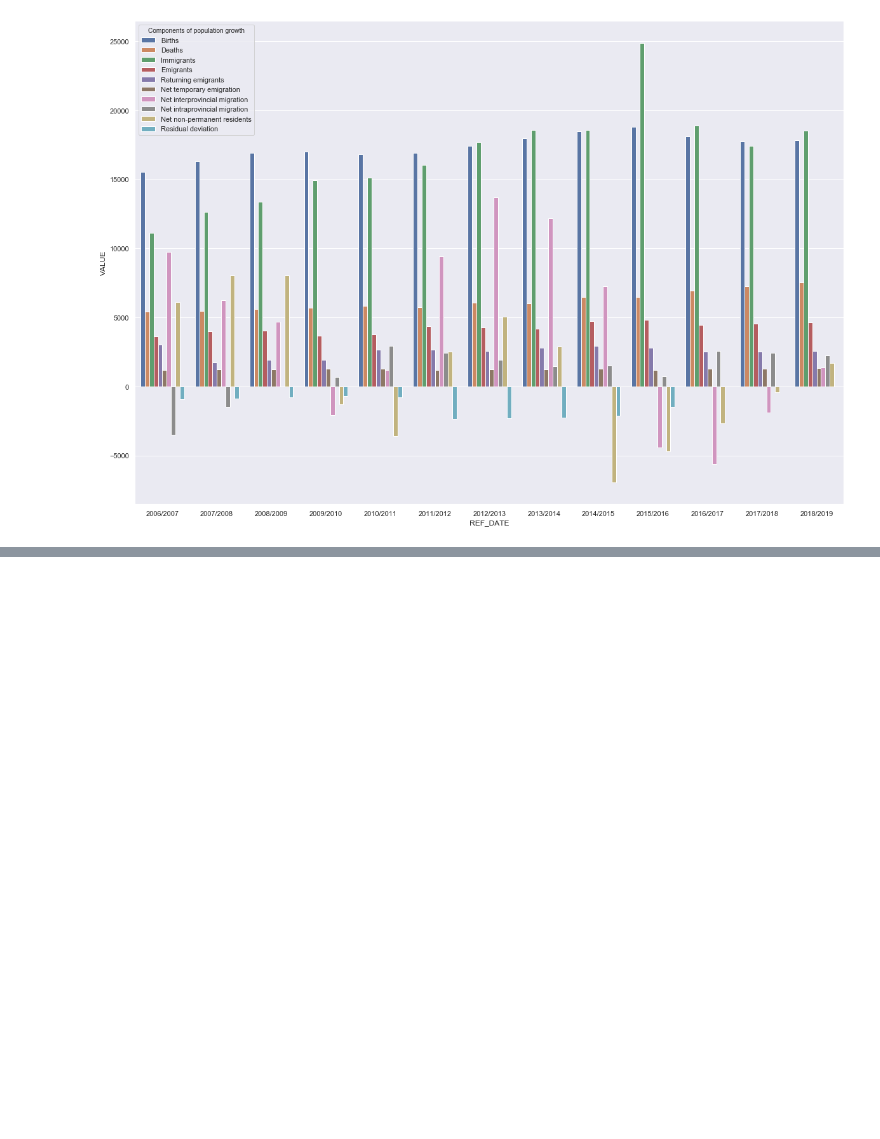
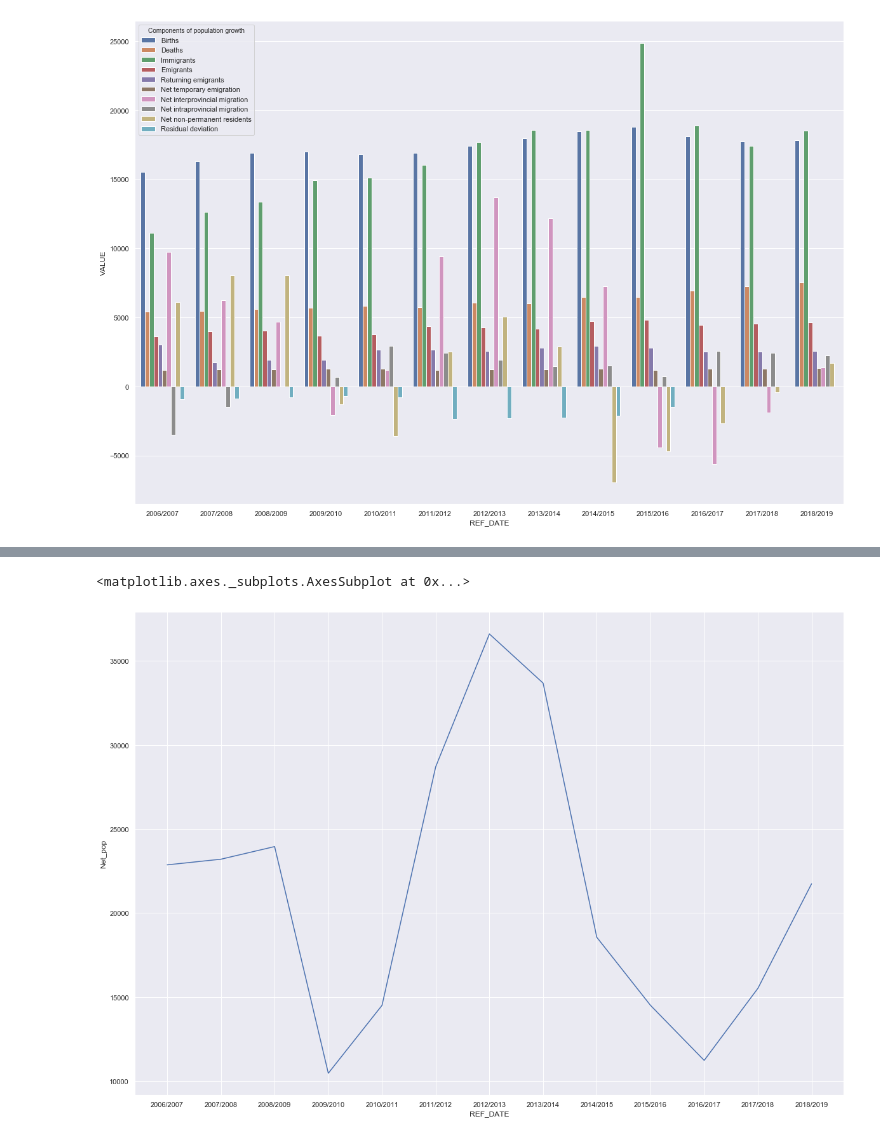
Before and after one commit to doublebigmak/housing_stats, a Jupyter notebook: cal_pop_change.ipynb, the cells around one changed output, grey strips where cells are left out. Drawn from its saved outputs; the diff is of its cells as text; code cells hidden in the pictures; blank space fills up the shorter version.

```diff
--- a/cal_pop_change.ipynb
+++ b/cal_pop_change.ipynb
@@ -146,0 +174,7 @@ sns.barplot(x='REF_DATE',y = 'VALUE', hue='Components of population growth', dat
+# %%
+
+plt.figure(figsize=(20,14))
+sns.lineplot(x=cal_frame.index, y = 'Net_pop', data = cal_frame)
+# %% [output]
+<matplotlib.axes._subplots.AxesSubplot at 0x...>
+[figure, added]
```
Also changed, not shown: parts of 3 cells of this notebook.
